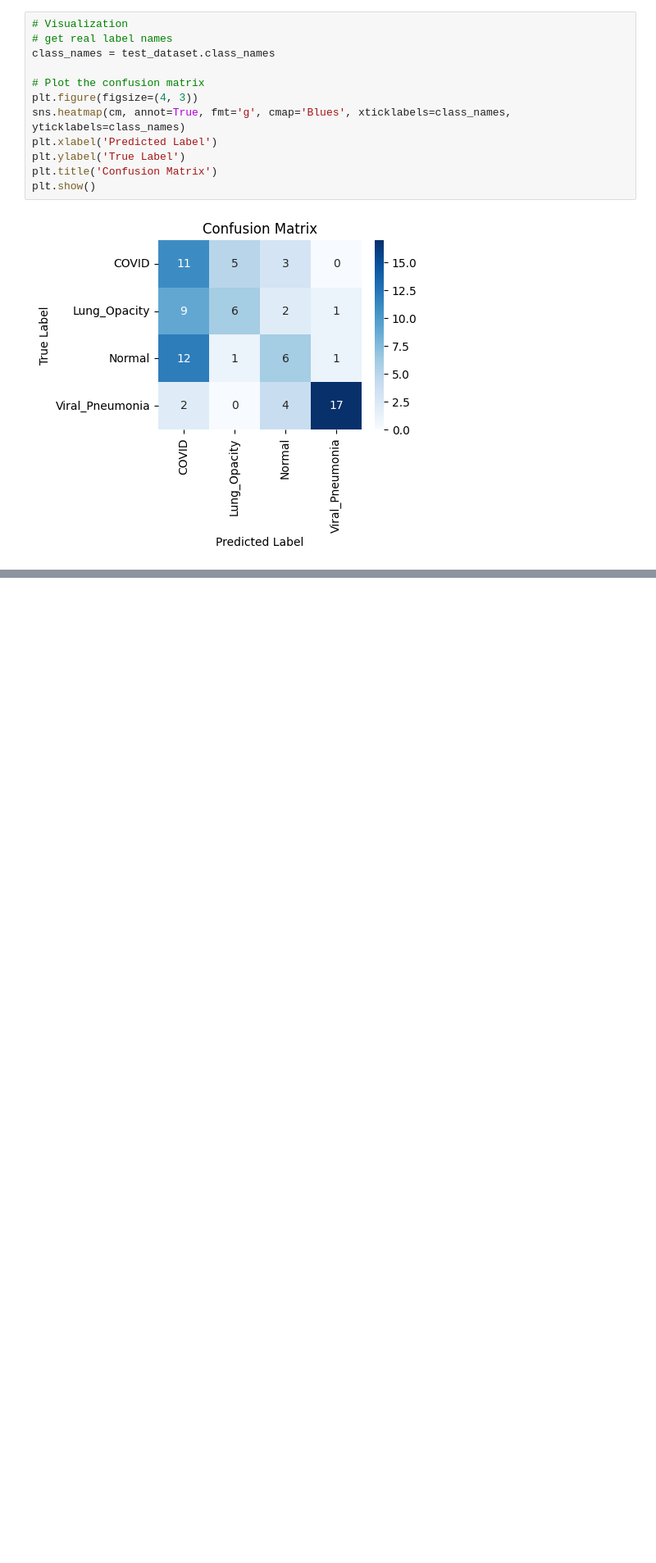
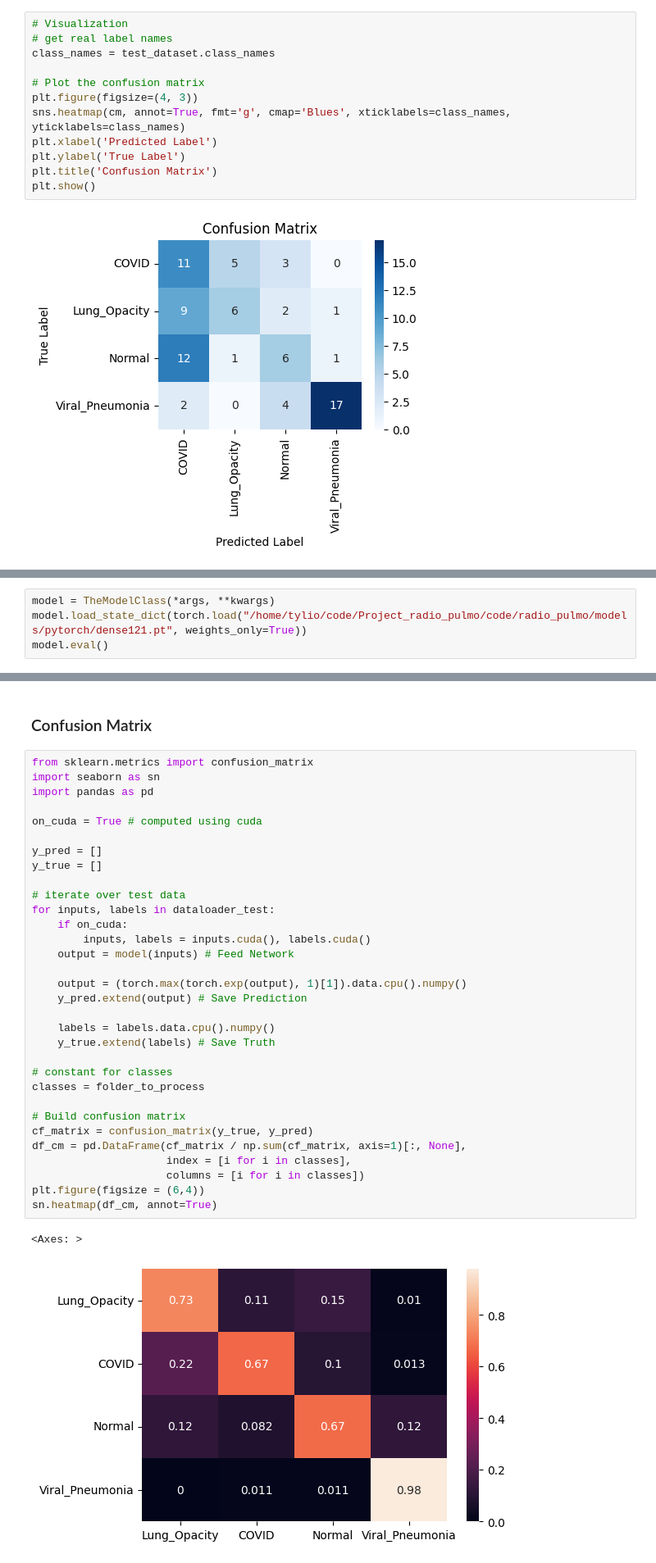
Before and after one commit to mmelkowski/radio_pulmo, a Jupyter notebook: notebooks/MME_notebook.ipynb, the cells around one changed output, grey strips where cells are left out. Shown at 82% size. Saved outputs shown, nothing was run; the diff lists cells and outputs as text; blank space fills up the shorter version.

```diff
--- a/notebooks/MME_notebook.ipynb
+++ b/notebooks/MME_notebook.ipynb
@@ -484,0 +1012,4 @@ plt.show()
+# %%
+model = TheModelClass(*args, **kwargs)
+model.load_state_dict(torch.load("/home/tylio/code/Project_radio_pulmo/code/radio_pulmo/models/pytorch/dense121.pt", weights_only=True))
+model.eval()
@@ -484,0 +1021,37 @@ plt.show()
+# %% [markdown]
+### Confusion Matrix
+# %%
+from sklearn.metrics import confusion_matrix
+import seaborn as sn
+import pandas as pd
+
+on_cuda = True # computed using cuda
+
+y_pred = []
+y_true = []
+
+# iterate over test data
+for inputs, labels in dataloader_test:
+    if on_cuda:
+        inputs, labels = inputs.cuda(), labels.cuda()
+    output = model(inputs) # Feed Network
+
+    output = (torch.max(torch.exp(output), 1)[1]).data.cpu().numpy()
+    y_pred.extend(output) # Save Prediction
+
+    labels = labels.data.cpu().numpy()
+    y_true.extend(labels) # Save Truth
+
+# constant for classes
+classes = folder_to_process
+
+# Build confusion matrix
+cf_matrix = confusion_matrix(y_true, y_pred)
+df_cm = pd.DataFrame(cf_matrix / np.sum(cf_matrix, axis=1)[:, None],
+                     index = [i for i in classes],
+                     columns = [i for i in classes])
+plt.figure(figsize = (6,4))
+sn.heatmap(df_cm, annot=True)
+# %% [output]
+<Axes: >
+[figure, added]
```
Also changed, not shown: parts of 41 cells of this notebook.
